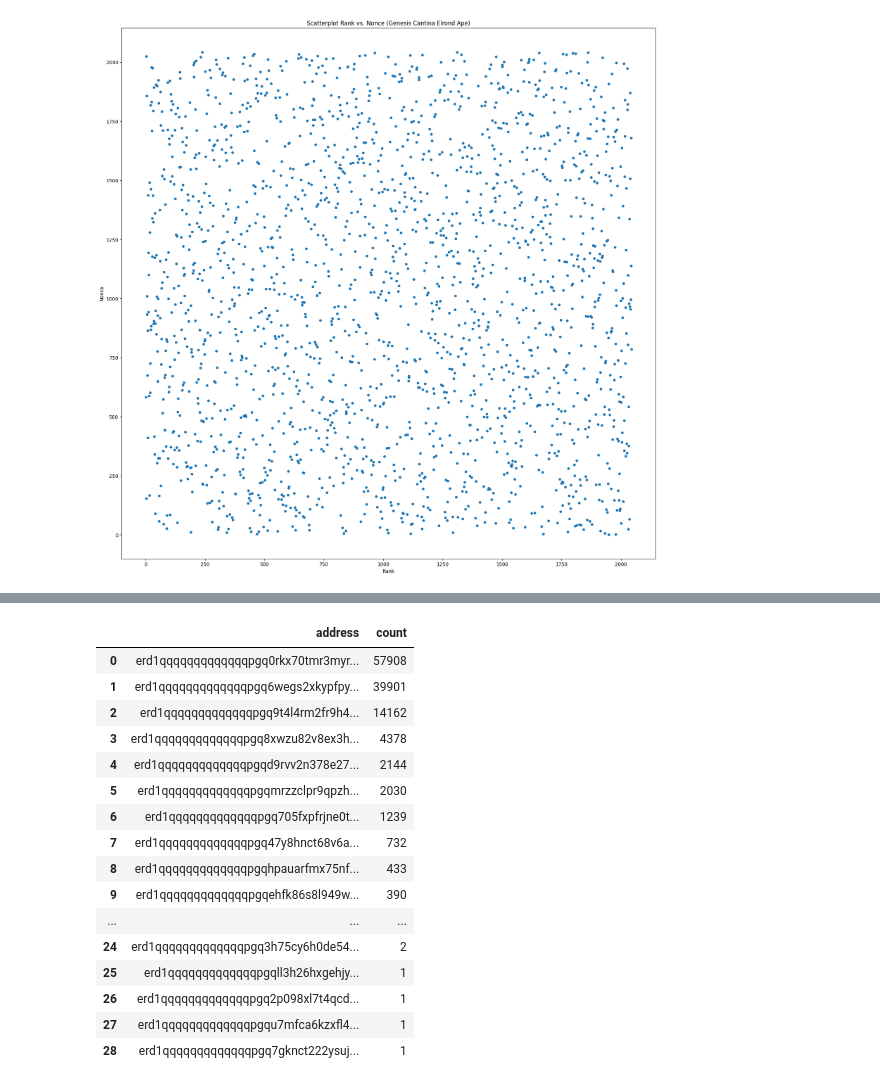
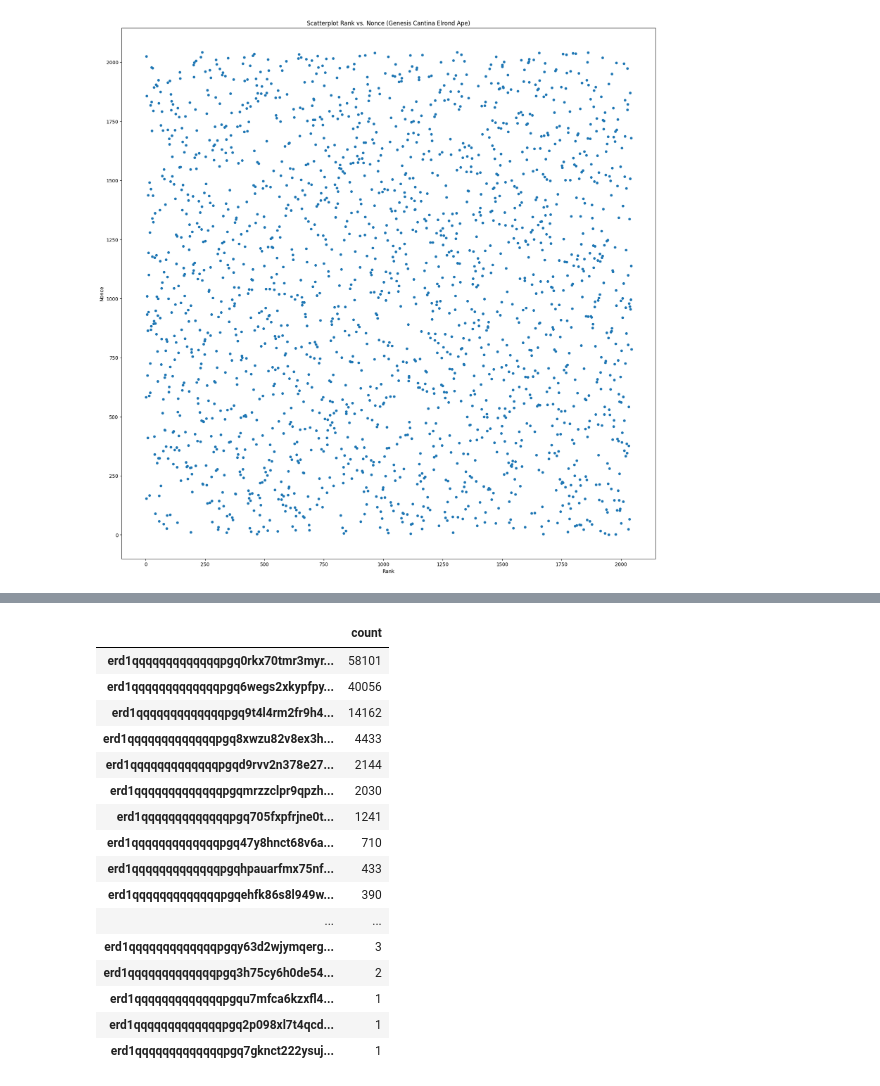
Before and after one commit to VincenzoImp/Cantina-Royale, a Jupyter notebook: NFT data/05_analysis.ipynb, the cells around one changed output, grey strips where cells are left out. Cells and saved outputs as stored; diff of their text form; code cells hidden in the pictures.

```diff
--- a/NFT data/05_analysis.ipynb
+++ b/NFT data/05_analysis.ipynb
@@ -234,0 +234,21 @@ for identifier in result:
+# %%
+# lista di trasferimenti con successo per ogni nft
+clear_transactions = {}
+for nft in transactions:
+    transactions[nft]['transactions'].sort(key=lambda x: x['timestamp'])
+    clear_transactions[nft] = []
+    for tx in transactions[nft]['transactions']:
+        if tx['status'] == 'success':
+            d = {
+                    'txHash': tx['txHash'],
+                    'timestamp': tx['timestamp'],
+                    'sender': tx['sender'],
+                    'receiver': tx['action']['arguments']['receiver'],
+                    'function': tx['function']
+                }
+            if tx['sender'] == tx['action']['arguments']['receiver']:
+                continue
+            if clear_transactions[nft] == []:
+                clear_transactions[nft].append(d)
+            elif tx['sender'] == clear_transactions[nft][-1]['receiver']:
+                clear_transactions[nft].append(d)
@@ -235,28 +258,35 @@ for identifier in result:
 # %%
+# numero di trasferimenti da e verso i contracts
 contracts = {}
-for identifier in holder:
-    for index, address in enumerate(holder[identifier]):
-        if address.startswith('erd1qqqqqqqqqqqqqpgq'):
-            if address not in contracts:
-                contracts[address] = 1
-            else:
-                contracts[address] += 1
-pd.DataFrame.from_dict(contracts, orient='index', columns=['count']).sort_values(by='count', ascending=False).reset_index().rename(columns={'index': 'address'})
+for nft in clear_transactions:
+    tmp = []
+    for tx in clear_transactions[nft]:
+        if tmp == []:
+            tmp.append(tx['sender'])
+            tmp.append(tx['receiver'])
+        else:
+            tmp.append(tx['receiver'])
+    tmp = [address for address in tmp if address.startswith('erd1qqqqqqqqqqqqqpgq')]
+    for address in tmp:
+        if address not in contracts:
+            contracts[address] = 0
+        contracts[address] += 1
+pd.DataFrame(contracts, index=['count']).T.sort_values(by='count', ascending=False)
 # %% [output]
-|  | address | count |
-| 0 | erd1qqqqqqqqqqqqqpgq0rkx70tmr3myr... | 57908 |
-| 1 | erd1qqqqqqqqqqqqqpgq6wegs2xkypfpy... | 39901 |
-| 2 | erd1qqqqqqqqqqqqqpgq9t4l4rm2fr9h4... | 14162 |
-| 3 | erd1qqqqqqqqqqqqqpgq8xwzu82v8ex3h... | 4378 |
-| 4 | erd1qqqqqqqqqqqqqpgqd9rvv2n378e27... | 2144 |
-| 5 | erd1qqqqqqqqqqqqqpgqmrzzclpr9qpzh... | 2030 |
-| 6 | erd1qqqqqqqqqqqqqpgq705fxpfrjne0t... | 1239 |
-| 7 | erd1qqqqqqqqqqqqqpgq47y8hnct68v6a... | 732 |
-| 8 | erd1qqqqqqqqqqqqqpgqhpauarfmx75nf... | 433 |
-| 9 | erd1qqqqqqqqqqqqqpgqehfk86s8l949w... | 390 |
-| ... | ... | ... |
-| 24 | erd1qqqqqqqqqqqqqpgq3h75cy6h0de54... | 2 |
-| 25 | erd1qqqqqqqqqqqqqpgqll3h26hxgehjy... | 1 |
-| 26 | erd1qqqqqqqqqqqqqpgq2p098xl7t4qcd... | 1 |
-| 27 | erd1qqqqqqqqqqqqqpgqu7mfca6kzxfl4... | 1 |
-| 28 | erd1qqqqqqqqqqqqqpgq7gknct222ysuj... | 1 |
+|  | count |
+| erd1qqqqqqqqqqqqqpgq0rkx70tmr3myr... | 58101 |
+| erd1qqqqqqqqqqqqqpgq6wegs2xkypfpy... | 40056 |
+| erd1qqqqqqqqqqqqqpgq9t4l4rm2fr9h4... | 14162 |
+| erd1qqqqqqqqqqqqqpgq8xwzu82v8ex3h... | 4433 |
+| erd1qqqqqqqqqqqqqpgqd9rvv2n378e27... | 2144 |
+| erd1qqqqqqqqqqqqqpgqmrzzclpr9qpzh... | 2030 |
+| erd1qqqqqqqqqqqqqpgq705fxpfrjne0t... | 1241 |
+| erd1qqqqqqqqqqqqqpgq47y8hnct68v6a... | 710 |
+| erd1qqqqqqqqqqqqqpgqhpauarfmx75nf... | 433 |
+| erd1qqqqqqqqqqqqqpgqehfk86s8l949w... | 390 |
+| ... | ... |
+| erd1qqqqqqqqqqqqqpgqy63d2wjymqerg... | 3 |
+| erd1qqqqqqqqqqqqqpgq3h75cy6h0de54... | 2 |
+| erd1qqqqqqqqqqqqqpgqu7mfca6kzxfl4... | 1 |
+| erd1qqqqqqqqqqqqqpgq2p098xl7t4qcd... | 1 |
+| erd1qqqqqqqqqqqqqpgq7gknct222ysuj... | 1 |
```
Also changed, not shown: parts of 8 cells of this notebook, 2 other files.
